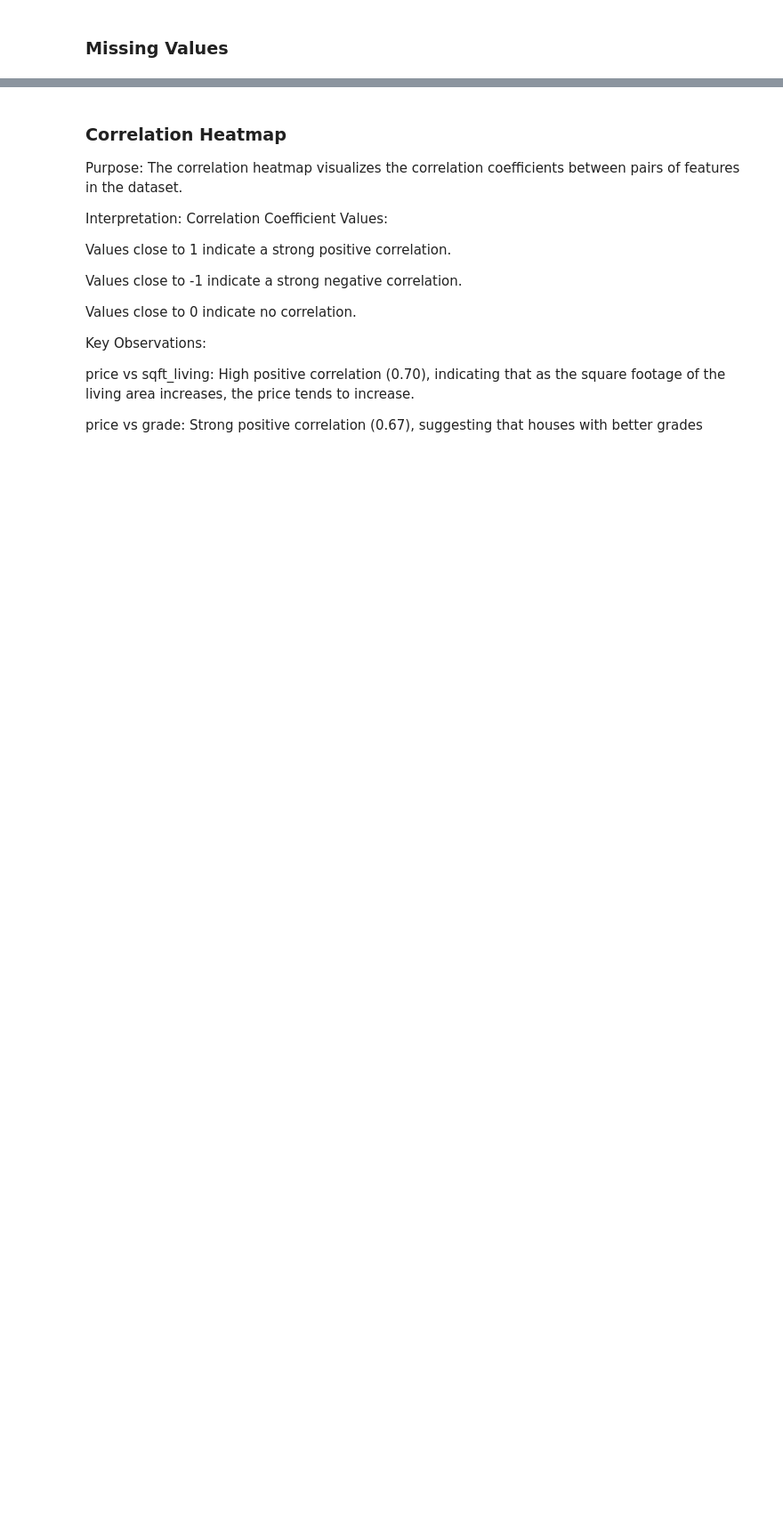
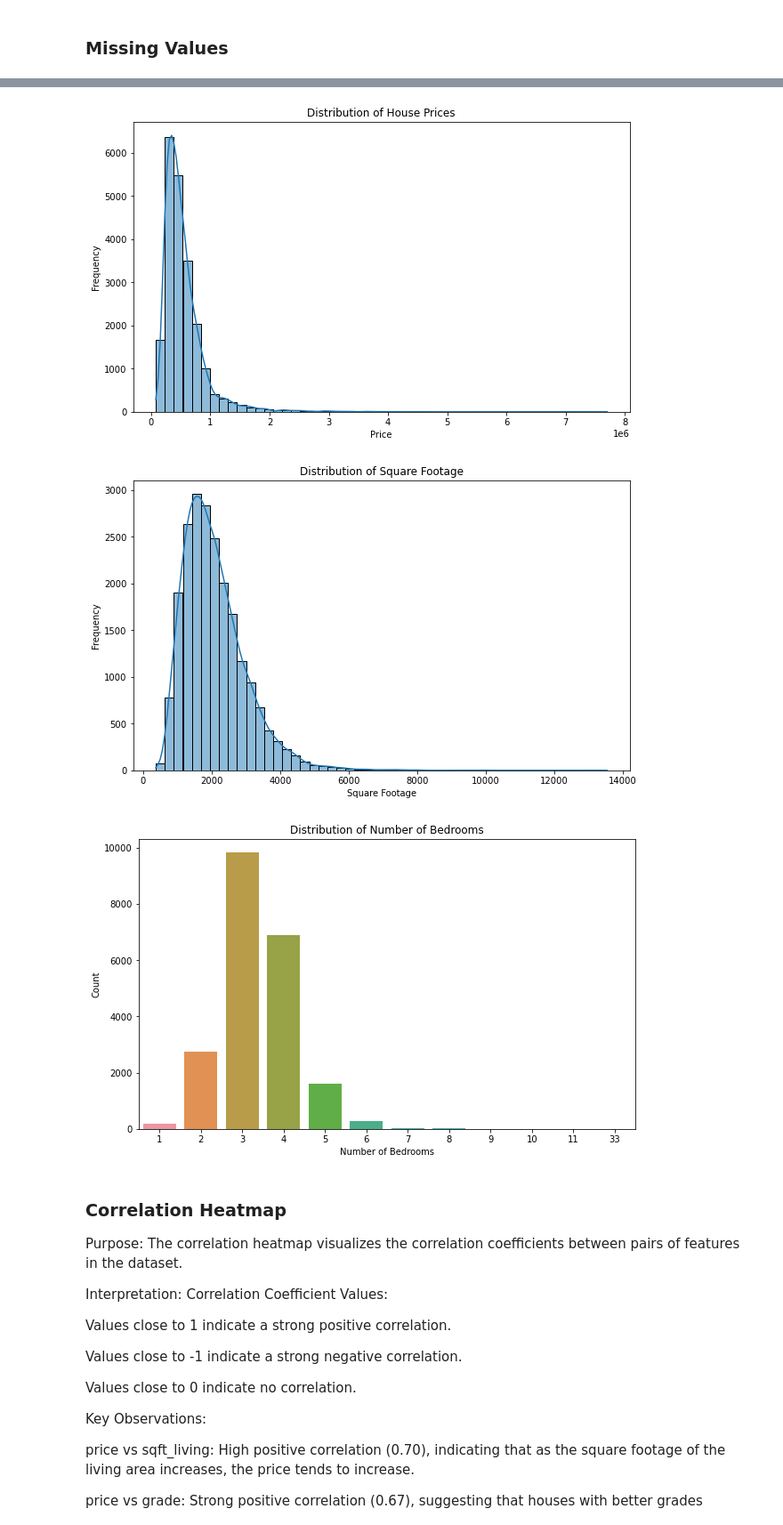
Before and after one commit to geomwangi007/Group18_Phase2_Project, a Jupyter notebook: Personal_notebooks/Maureen.ipynb, the cells around one changed output, grey strips where cells are left out. Shown at 89% size. Cells and saved outputs as stored; diff of their text form; code cells hidden in the pictures; blank space fills up the shorter version.

```diff
--- a/Personal_notebooks/Maureen.ipynb
+++ b/Personal_notebooks/Maureen.ipynb
@@ -169,3 +145,31 @@ plt.show()
+# %%
+# Plot distribution of house prices
+plt.figure(figsize=(10, 6))
+sns.histplot(kc_house_data['price'], kde=True, bins=50)
+plt.title('Distribution of House Prices')
+plt.xlabel('Price')
+plt.ylabel('Frequency')
+plt.show()
+
+# Plot distribution of square footage
+plt.figure(figsize=(10, 6))
+sns.histplot(kc_house_data['sqft_living'], kde=True, bins=50)
+plt.title('Distribution of Square Footage')
+plt.xlabel('Square Footage')
+plt.ylabel('Frequency')
+plt.show()
+
+# Plot distribution of number of bedrooms
+plt.figure(figsize=(10, 6))
+sns.countplot(x=kc_house_data['bedrooms'])
+plt.title('Distribution of Number of Bedrooms')
+plt.xlabel('Number of Bedrooms')
+plt.ylabel('Count')
+plt.show()
+# %% [output]
+[figure, added]
+[figure, added]
+[figure, added]
 # %% [markdown]
 ###  Correlation Heatmap
 
```
Also changed, not shown: parts of 20 cells of this notebook.
